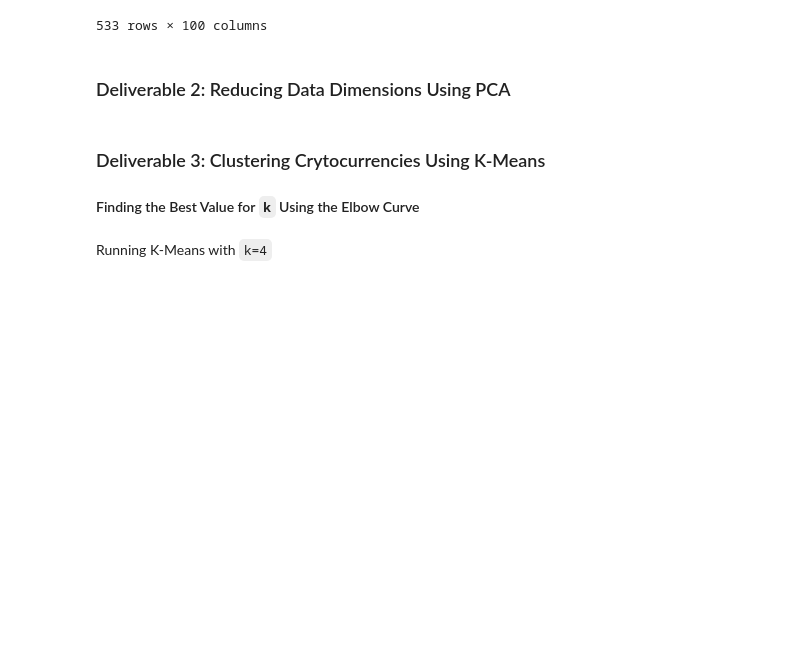
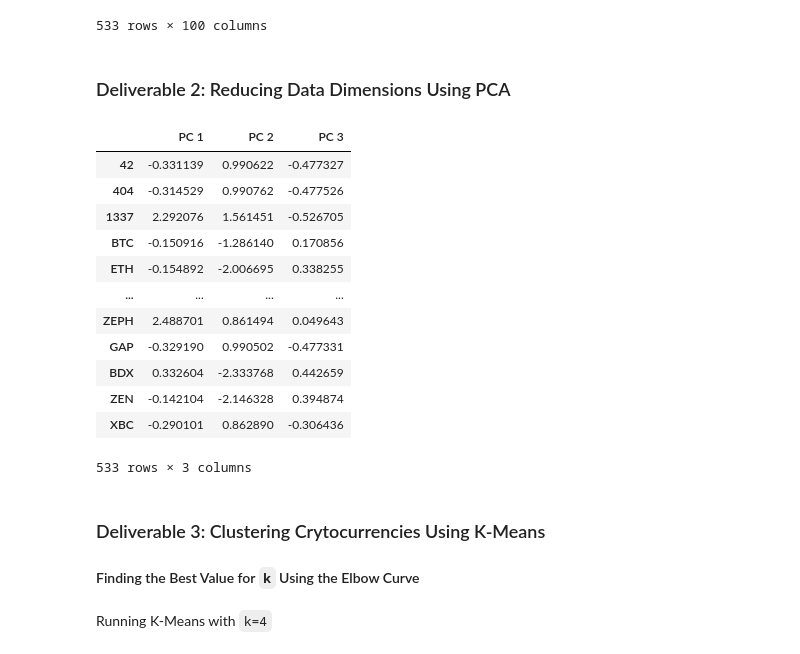
Before and after one commit to sydney-chen95/Cryptocurrencies, a Jupyter notebook: crypto_clustering.ipynb, the cells around one changed output. Drawn from its saved outputs; the diff is of its cells as text; code cells hidden in the pictures; blank space fills up the shorter version.

```diff
--- a/crypto_clustering.ipynb
+++ b/crypto_clustering.ipynb
@@ -182,10 +182,29 @@ X_scaled = scaler.fit_transform(X)
 ### Deliverable 2: Reducing Data Dimensions Using PCA
 # %%
 # Using PCA to reduce dimension to three principal components.
-# YOUR CODE HERE
+pca = PCA(n_components=3)
+X_pca = pca.fit_transform(X_scaled)
 # %%
 # Create a DataFrame with the three principal components.
-# YOUR CODE HERE
+pcs_df = pd.DataFrame(
+    data=X_pca, columns=['PC 1', 'PC 2', 'PC 3']
+)
+pcs_df.index = crypto_df.index.values
+pcs_df
+# %% [output]
+|  | PC 1 | PC 2 | PC 3 |
+| 42 | -0.331139 | 0.990622 | -0.477327 |
+| 404 | -0.314529 | 0.990762 | -0.477526 |
+| 1337 | 2.292076 | 1.561451 | -0.526705 |
+| BTC | -0.150916 | -1.286140 | 0.170856 |
+| ETH | -0.154892 | -2.006695 | 0.338255 |
+| ... | ... | ... | ... |
+| ZEPH | 2.488701 | 0.861494 | 0.049643 |
+| GAP | -0.329190 | 0.990502 | -0.477331 |
+| BDX | 0.332604 | -2.333768 | 0.442659 |
+| ZEN | -0.142104 | -2.146328 | 0.394874 |
+| XBC | -0.290101 | 0.862890 | -0.306436 |
+533 rows × 3 columns
 # %% [markdown]
 ### Deliverable 3: Clustering Crytocurrencies Using K-Means
 
```
